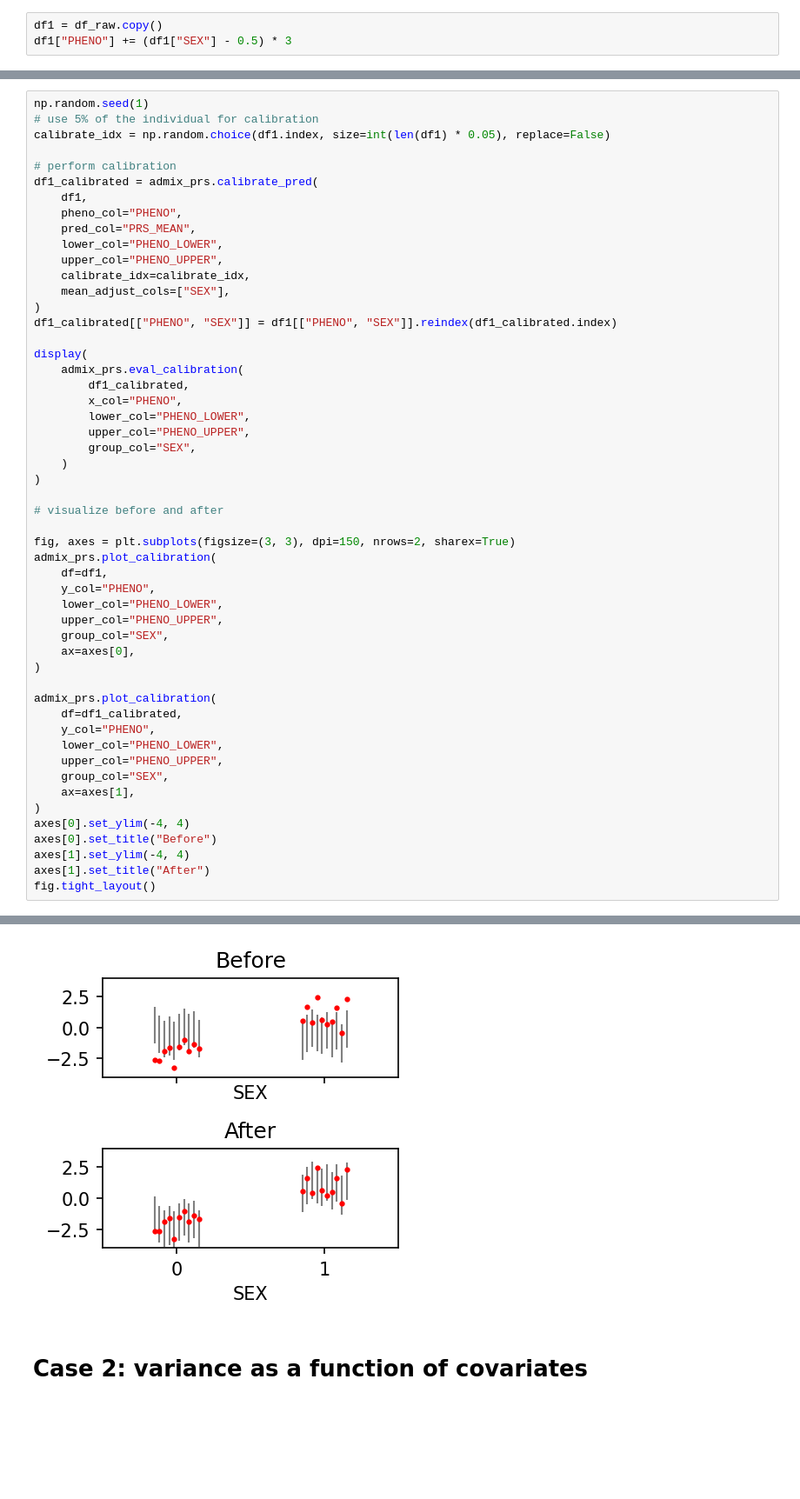
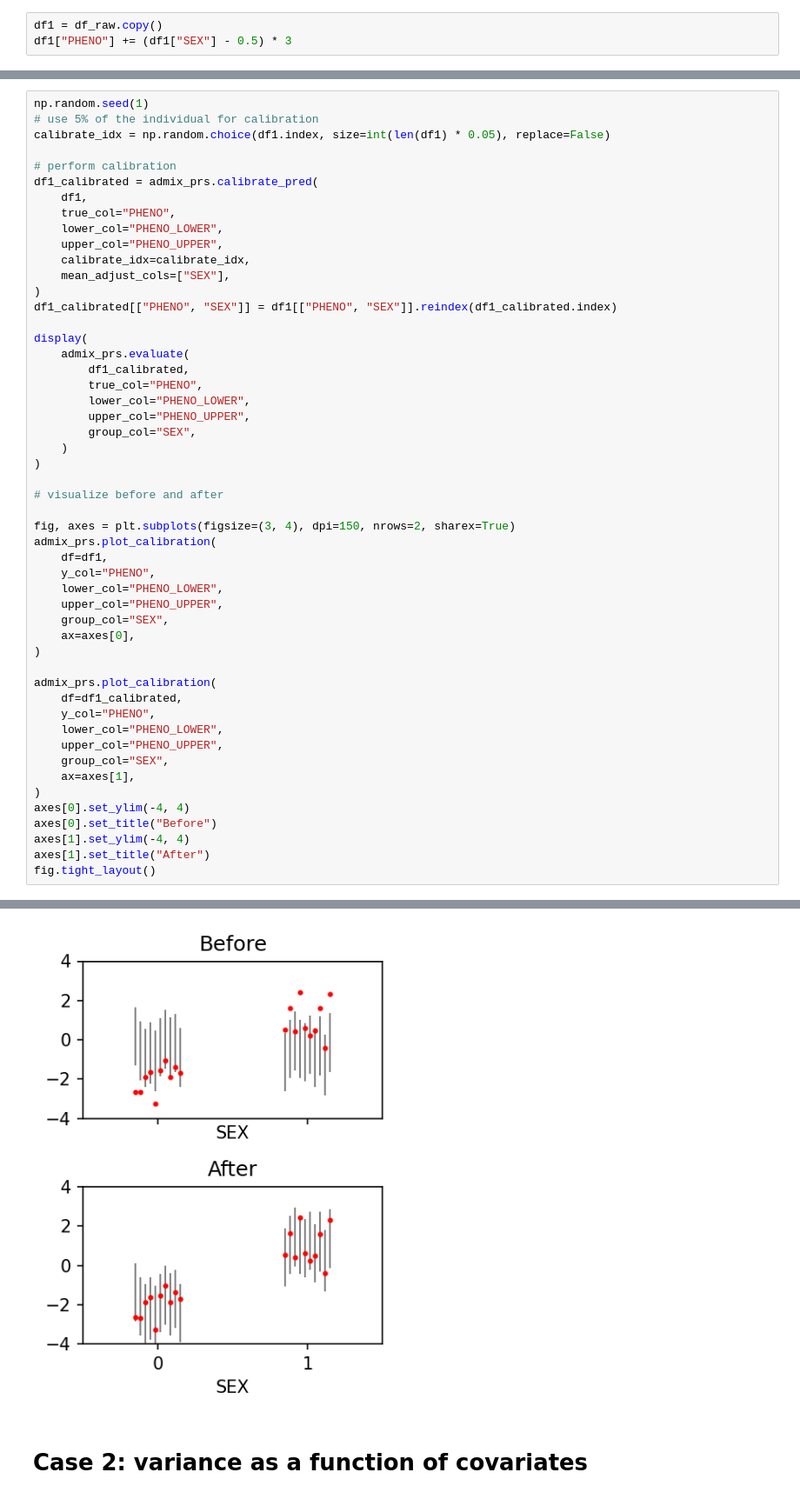
Before and after one commit to KangchengHou/calpred-manuscript, a Jupyter notebook: notebooks/toy-calibrate.ipynb, the cells around one changed output, grey strips where cells are left out. Shown: that part at 87% size. Cells and saved outputs as stored; diff of their text form; blank space fills up the shorter version.

Commit message:
update calibration

```diff
--- a/notebooks/toy-calibrate.ipynb
+++ b/notebooks/toy-calibrate.ipynb
@@ -104,8 +103,7 @@ calibrate_idx = np.random.choice(df1.index, size=int(len(df1) * 0.05), replace=F
 # perform calibration
 df1_calibrated = admix_prs.calibrate_pred(
     df1,
-    pheno_col="PHENO",
-    pred_col="PRS_MEAN",
+    true_col="PHENO",
     lower_col="PHENO_LOWER",
     upper_col="PHENO_UPPER",
     calibrate_idx=calibrate_idx,
@@ -114,9 +112,9 @@ df1_calibrated = admix_prs.calibrate_pred(
 df1_calibrated[["PHENO", "SEX"]] = df1[["PHENO", "SEX"]].reindex(df1_calibrated.index)
 
 display(
-    admix_prs.eval_calibration(
+    admix_prs.evaluate(
         df1_calibrated,
-        x_col="PHENO",
+        true_col="PHENO",
         lower_col="PHENO_LOWER",
         upper_col="PHENO_UPPER",
         group_col="SEX",
@@ -125,7 +123,7 @@ display(
 
 # visualize before and after
 
-fig, axes = plt.subplots(figsize=(3, 3), dpi=150, nrows=2, sharex=True)
+fig, axes = plt.subplots(figsize=(3, 4), dpi=150, nrows=2, sharex=True)
 admix_prs.plot_calibration(
     df=df1,
     y_col="PHENO",
@@ -157,4 +171,4 @@ fig.tight_layout()
-[figure, old version]
+[figure, new version]
 # %% [markdown]
 # Case 2: variance as a function of covariates
 # %%
```
Also changed, not shown: parts of 8 cells of this notebook, 2 other files.
